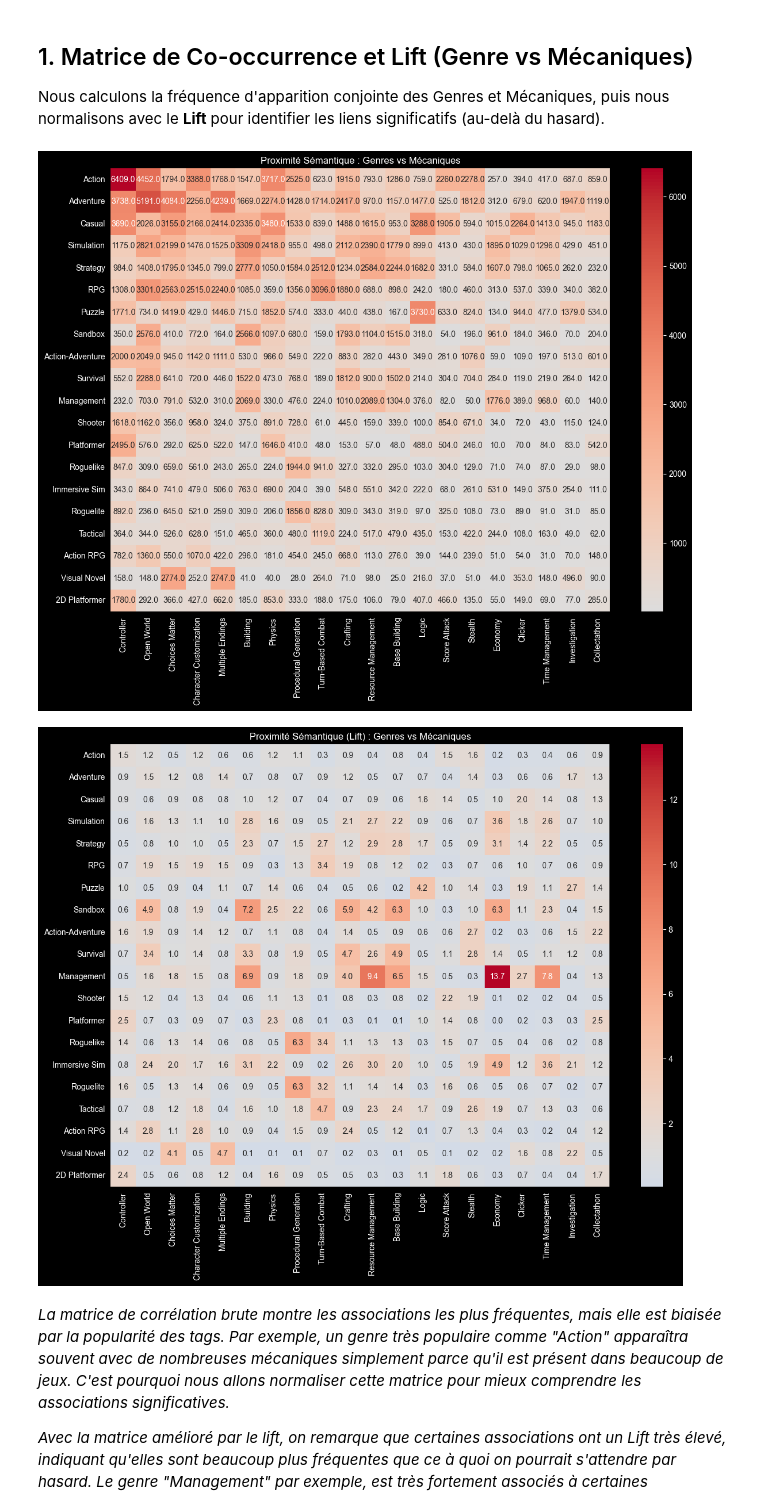
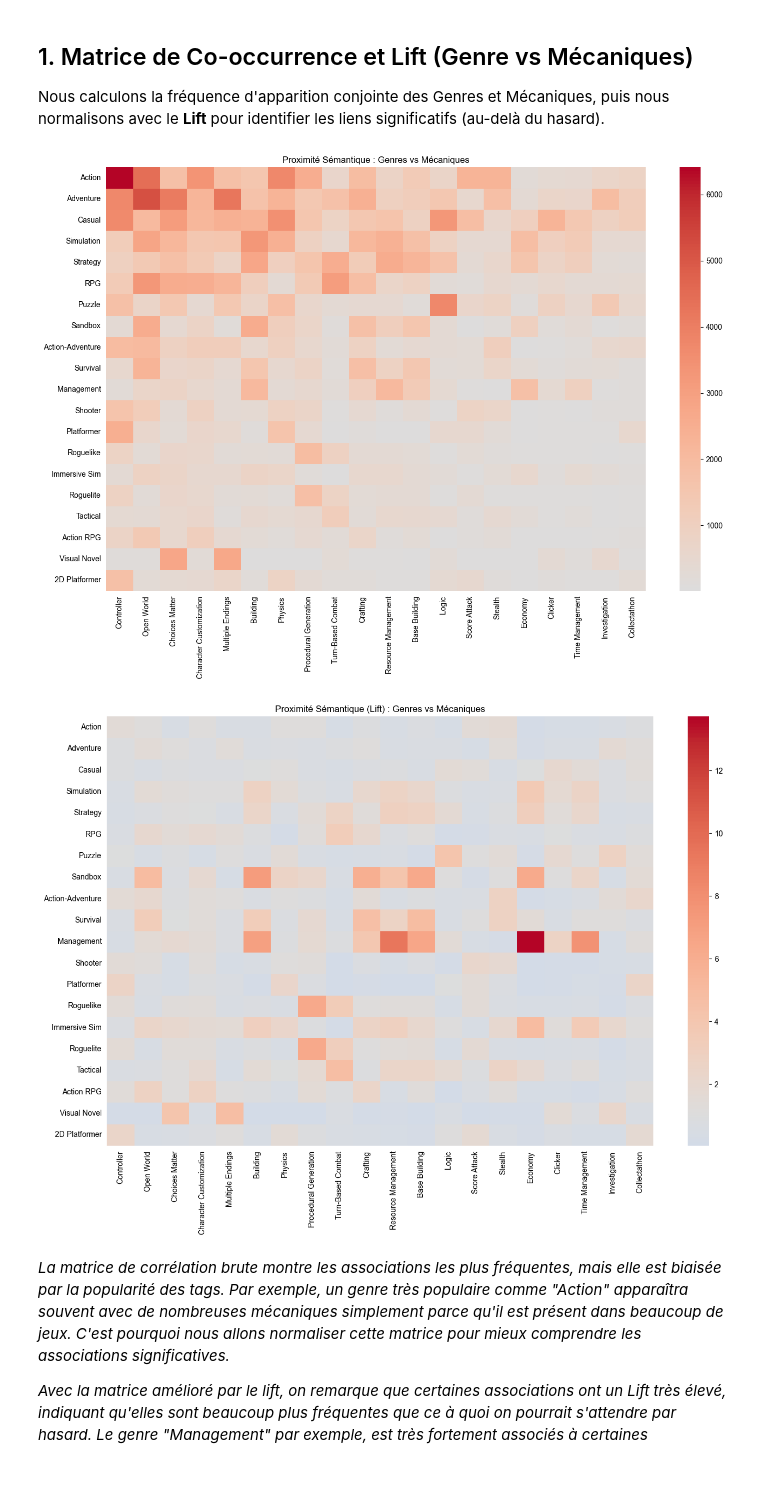
Before and after one commit to MissawB/Game-Mechanics-Classification-Steam, a Jupyter notebook: analysis/3_Network_Analysis_Cooccurrence.ipynb, the cells around one changed output. Saved outputs shown, nothing was run; the diff lists cells and outputs as text; code cells hidden in the pictures; blank space fills up the shorter version.

Commit message:
Update notebook plot display and add save_plot function for consistent figure saving

```diff
--- a/analysis/3_Network_Analysis_Cooccurrence.ipynb
+++ b/analysis/3_Network_Analysis_Cooccurrence.ipynb
@@ -14,6 +14,27 @@ Cette étape est cruciale pour :
 import pandas as pd
 import seaborn as sns
 import matplotlib.pyplot as plt
+import os
+plt.rcParams.update({
+    'figure.facecolor': 'white',
+    'axes.facecolor': 'white',
+    'savefig.facecolor': 'white',
+    'axes.edgecolor': 'black',
+    'axes.labelcolor': 'black',
+    'xtick.color': 'black',
+    'ytick.color': 'black',
+    'text.color': 'black',
+    'figure.autolayout': True
+})
+def save_plot(name):
+    if not os.path.exists('figures'): os.makedirs('figures')
+    plt.gcf().canvas.draw()
+    plt.savefig(f'figures/3_{name}.png', bbox_inches='tight', facecolor='white', dpi=300)
+import os
+plt.rcParams.update({'figure.facecolor': 'white', 'axes.facecolor': 'white', 'savefig.facecolor': 'white'})
+def save_plot(name):
+    if not os.path.exists('figures'): os.makedirs('figures')
+    plt.savefig(f'figures/3_{name}.png', bbox_inches='tight', facecolor='white')
 import networkx as nx
 import numpy as np
 from networkx.algorithms import community
@@ -69,37 +90,39 @@ def get_lift_matrix(df, cooc_matrix, col1, col2):
     for i in lift_matrix.index:
         for j in lift_matrix.columns:
             if i in c1_counts and j in c2_counts:
                 expected = (c1_counts[i] * c2_counts[j]) / N
                 if expected > 0:
                     lift_matrix.loc[i, j] = cooc_matrix.loc[i, j] / expected
                 else:
                     lift_matrix.loc[i, j] = 0
             else:
                 lift_matrix.loc[i, j] = 0
     return lift_matrix
 
 # Calculs
 cooc_gm = get_cooccurrence_matrix(df, 'Genre', 'Mechanics')
 lift_gm = get_lift_matrix(df, cooc_gm, 'Genre', 'Mechanics')
 
 # Sélection des Tops pour visualisation
 top_genres = cooc_gm.sum(axis=1).sort_values(ascending=False).head(20).index
 top_mechanics = cooc_gm.sum(axis=0).sort_values(ascending=False).head(20).index
 
 # Visualisation Heatmap
 plt.figure(figsize=(14, 10))
-sns.heatmap(cooc_gm.loc[top_genres, top_mechanics], annot=True, fmt=".1f", cmap="coolwarm", center=1)
+sns.heatmap(cooc_gm.loc[top_genres, top_mechanics], annot=False, cmap="coolwarm", center=1)
 plt.title("Proximité Sémantique : Genres vs Mécaniques")
+save_plot('plot')
 plt.show()
 
 # Visualisation Heatmap Lift
 plt.figure(figsize=(14, 10))
-sns.heatmap(lift_gm.loc[top_genres, top_mechanics], annot=True, fmt=".1f", cmap="coolwarm", center=1)
+sns.heatmap(lift_gm.loc[top_genres, top_mechanics], annot=False, cmap="coolwarm", center=1)
 plt.title("Proximité Sémantique (Lift) : Genres vs Mécaniques")
+save_plot('plot')
 plt.show()
 # %% [output]
-[figure, old version]
+[figure, new version]
-[figure, old version]
+[figure, new version]
 # %% [markdown]
 *La matrice de corrélation brute montre les associations les plus fréquentes, mais elle est biaisée par la popularité des tags. Par exemple, un genre très populaire comme "Action" apparaîtra souvent avec de nombreuses mécaniques simplement parce qu'il est présent dans beaucoup de jeux. C'est pourquoi nous allons normaliser cette matrice pour mieux comprendre les associations significatives.*
 
```
Also changed, not shown: parts of 4 cells of this notebook, 7 other files.
